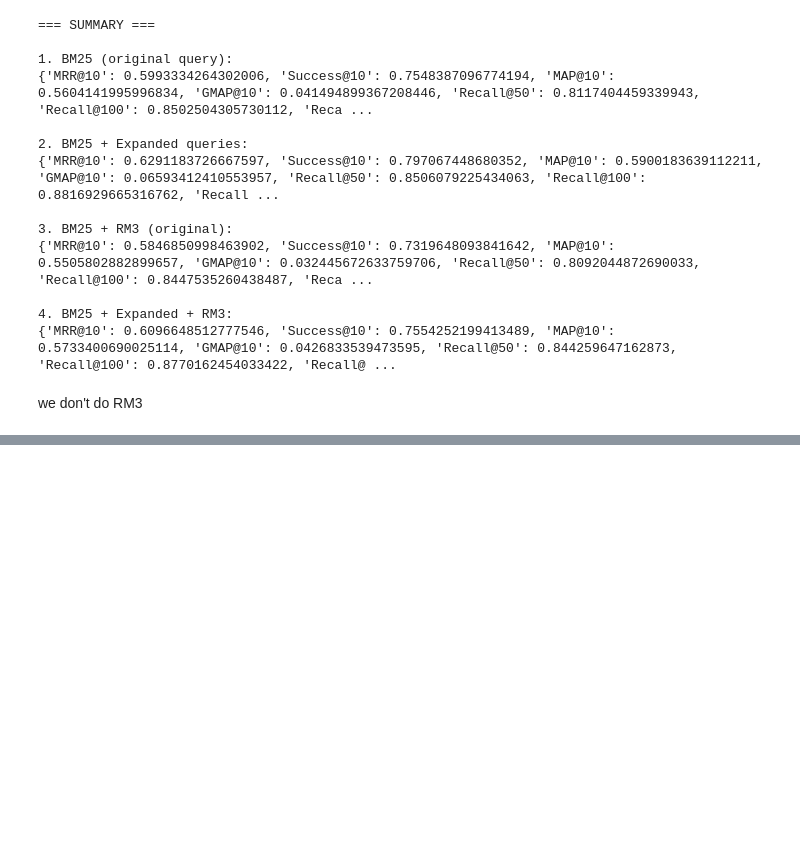
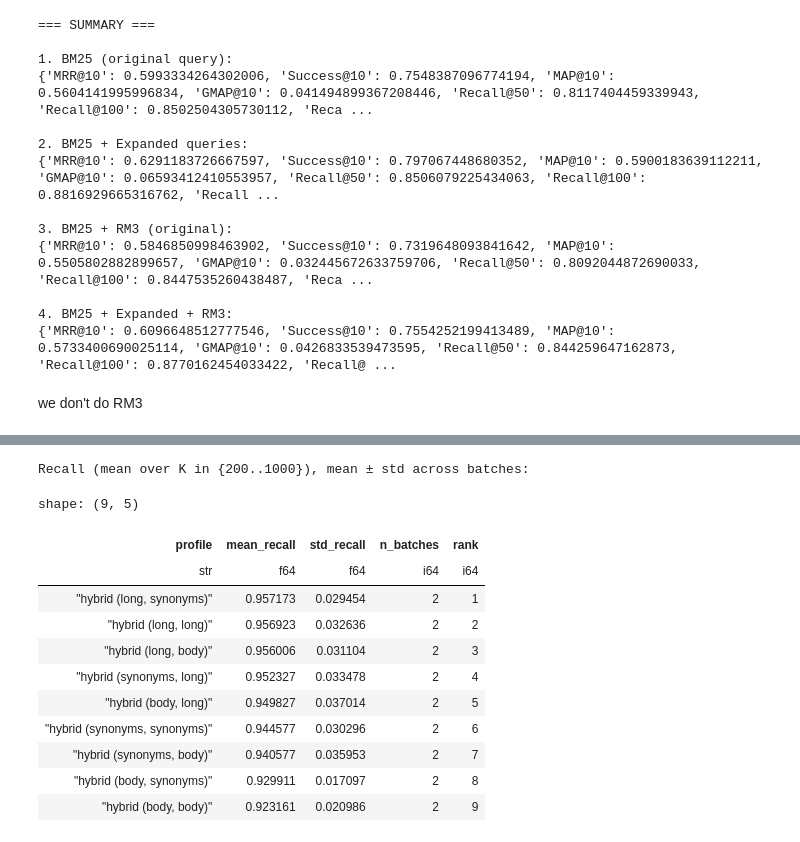
Before and after one commit to fulaibaowang/dictycite, a Jupyter notebook: notebooks/query_expansion_and_test.ipynb, the cells around one changed output, grey strips where cells are left out. Saved outputs shown, nothing was run; the diff lists cells and outputs as text; code cells hidden in the pictures; blank space fills up the shorter version.

Commit message:
query expansion test

```diff
--- a/notebooks/query_expansion_and_test.ipynb
+++ b/notebooks/query_expansion_and_test.ipynb
@@ -1587,0 +1592,78 @@ we don't do RM3
+# %%
+# Path to combined sweep metrics (from combine_query_field_sweep_results.py)
+import os
+from pathlib import Path
+
+SWEEP_CSV = Path(os.environ.get("DICTYCITE_ROOT", "../")) / "output/workflow_hpc_test/combined_sweep_metrics.csv"
+if not SWEEP_CSV.is_file():
+    SWEEP_CSV = Path("../output/workflow_hpc_test/combined_sweep_metrics.csv")
+
+K_RANGE = [200, 300, 400, 500, 1000]  # recall@K range for "operating region" metric
+MEANR_COLS = [f"MeanR@{k}" for k in K_RANGE]
+
+df = pd.read_csv(SWEEP_CSV)
+# Ensure we have the recall columns (hybrid/bm25/dense may have different column sets)
+available = [c for c in MEANR_COLS if c in df.columns]
+if not available:
+    raise ValueError(f"None of {MEANR_COLS} found in {SWEEP_CSV}. Columns: {list(df.columns)}")
+
+# Mean recall over K in [200, 500, 1000] per (profile, batch). Profile = stage + query fields.
+df["batch"] = df["batch"].astype(str).str.strip()
+if "stage" in df.columns:
+    df["stage"] = df["stage"].astype(str).str.strip()
+if "bm25_query_field" in df.columns and "dense_query_field" in df.columns:
+    df["profile"] = df["stage"] + " (" + df["bm25_query_field"].astype(str) + ", " + df["dense_query_field"].astype(str) + ")"
+else:
+    df["profile"] = df.get("stage", df.get("method", "unknown"))
+
+df["mean_recall_200_1000"] = df[available].mean(axis=1)
+
+# Per-profile summary: mean and std across batches
+summary = df.groupby("profile").agg(
+    mean_recall=("mean_recall_200_1000", "mean"),
+    std_recall=("mean_recall_200_1000", "std"),
+    n_batches=("batch", "nunique"),
+).reset_index()
+summary = summary.sort_values("mean_recall", ascending=False).reset_index(drop=True)
+summary["rank"] = range(1, len(summary) + 1)
+
+print("Recall (mean over K in {200..1000}), mean ± std across batches:\n")
+display(pl.from_pandas(summary))
+
+# Paired comparison: best profile vs others (using the 5 K-values as repeated measures per batch)
+try:
+    import scipy.stats as st
+except ImportError:
+    st = None
+
+best_profile = summary.iloc[0]["profile"]
+if st and len(summary) > 1 and len(df["batch"].unique()) >= 2:
+    # For each batch we have one value per profile. Compare best vs each other.
+    piv = df.pivot_table(index="batch", columns="profile", values="mean_recall_200_1000")
+    if best_profile in piv.columns:
+        best_vals = piv[best_profile].dropna()
+        for other in summary.iloc[1:]["profile"]:
+            if other not in piv.columns:
+                continue
+            other_vals = piv[other].dropna()
+            common = best_vals.index.intersection(other_vals.index)
+            if len(common) < 2:
+                continue
+            t, p = st.ttest_rel(best_vals.loc[common], other_vals.loc[common])
+            print(f"\nPaired t-test (best vs {other}): t={t:.4f}, p={p:.4f}")
+else:
+    print("\n(Paired test skipped: need scipy and ≥2 batches)")
+# %% [output]
+Recall (mean over K in {200..1000}), mean ± std across batches:
+shape: (9, 5)
+| profile | mean_recall | std_recall | n_batches | rank |
+| str | f64 | f64 | i64 | i64 |
+| "hybrid (long, synonyms)" | 0.957173 | 0.029454 | 2 | 1 |
+| "hybrid (long, long)" | 0.956923 | 0.032636 | 2 | 2 |
+| "hybrid (long, body)" | 0.956006 | 0.031104 | 2 | 3 |
+| "hybrid (synonyms, long)" | 0.952327 | 0.033478 | 2 | 4 |
+| "hybrid (body, long)" | 0.949827 | 0.037014 | 2 | 5 |
+| "hybrid (synonyms, synonyms)" | 0.944577 | 0.030296 | 2 | 6 |
+| "hybrid (synonyms, body)" | 0.940577 | 0.035953 | 2 | 7 |
+| "hybrid (body, synonyms)" | 0.929911 | 0.017097 | 2 | 8 |
+| "hybrid (body, body)" | 0.923161 | 0.020986 | 2 | 9 |
```
Also changed, not shown: parts of 2 cells of this notebook, 4 other files.
